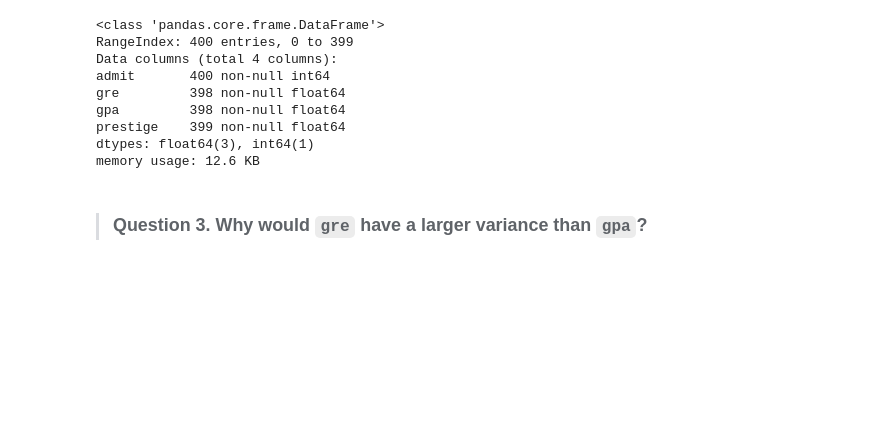
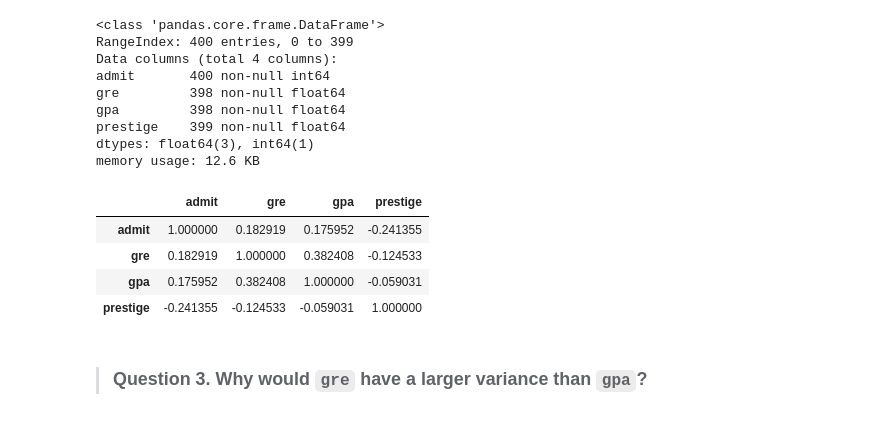
Before and after one commit to elizharwood/DS-SF-30, a Jupyter notebook: unit-project/2/notebooks/unit-project-2-Elizabeth.ipynb, the cells around one changed output. Saved outputs shown, nothing was run; the diff lists cells and outputs as text; code cells hidden in the pictures; blank space fills up the shorter version.

```diff
--- a/unit-project/2/notebooks/unit-project-2-Elizabeth.ipynb
+++ b/unit-project/2/notebooks/unit-project-2-Elizabeth.ipynb
@@ -66,6 +66,14 @@ gpa         398 non-null float64
 prestige    399 non-null float64
 dtypes: float64(3), int64(1)
 memory usage: 12.6 KB
+# %%
+df.corr()
+# %% [output]
+|  | admit | gre | gpa | prestige |
+| admit | 1.000000 | 0.182919 | 0.175952 | -0.241355 |
+| gre | 0.182919 | 1.000000 | 0.382408 | -0.124533 |
+| gpa | 0.175952 | 0.382408 | 1.000000 | -0.059031 |
+| prestige | -0.241355 | -0.124533 | -0.059031 | 1.000000 |
 # %% [markdown]
 > ### Question 3.  Why would `gre` have a larger variance than `gpa`?
 # %%
```
Also changed, not shown: 3 other files.
